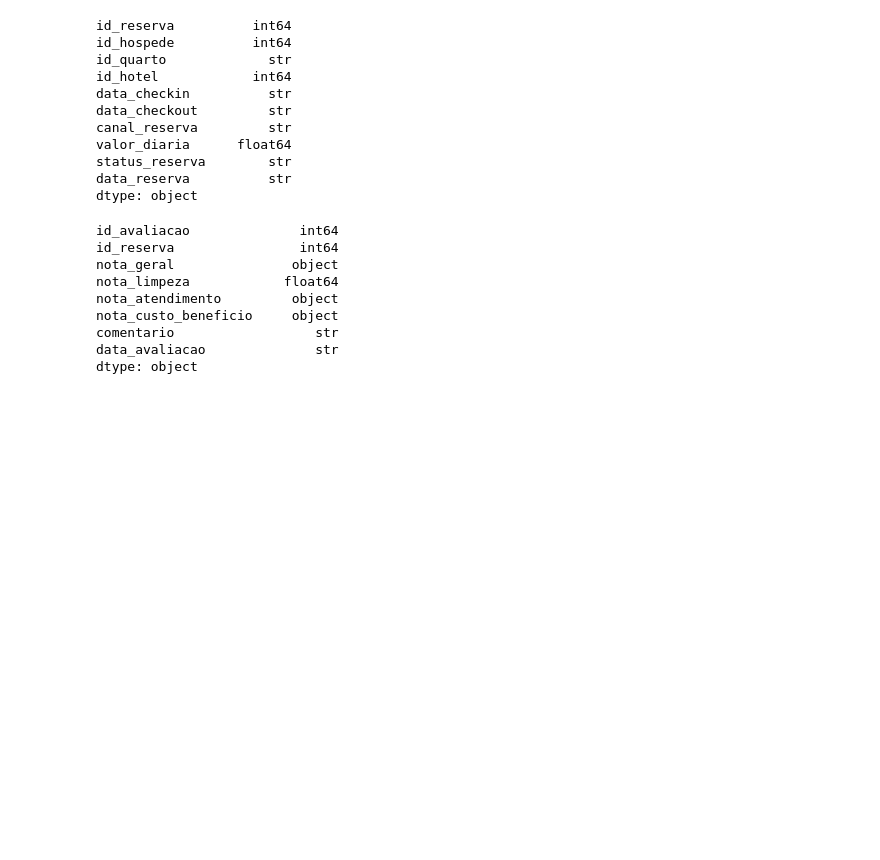
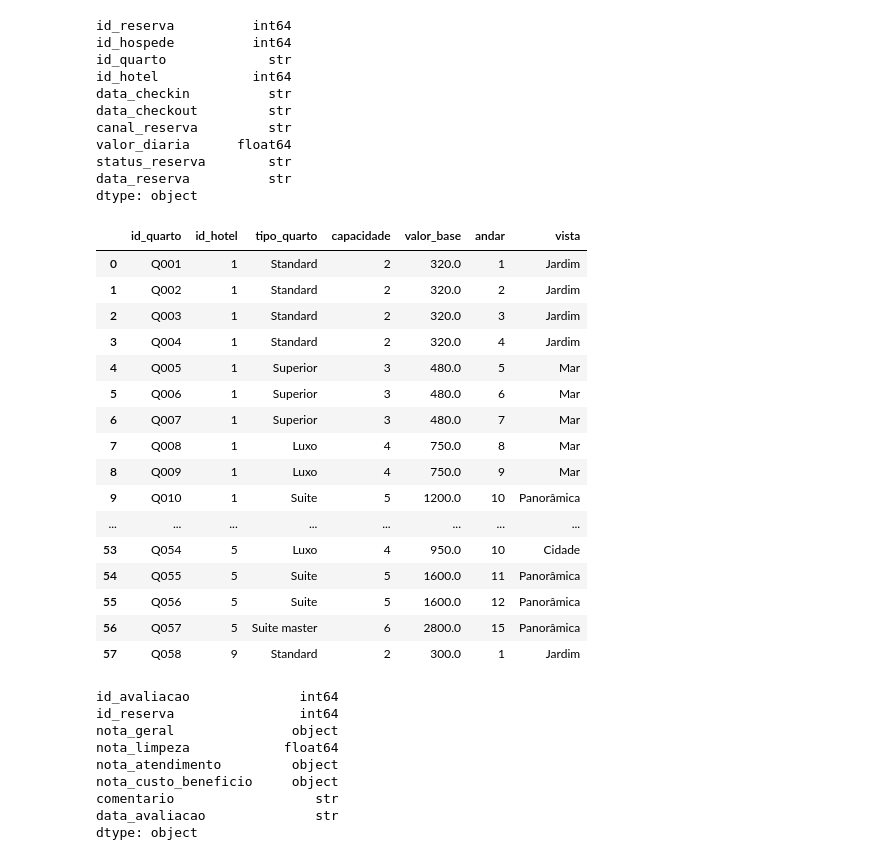
Before and after one commit to alexxjustino/ProjetoNaraSenac, a Jupyter notebook: AlexProjetoNaraSenac.ipynb, the cells around one changed output. Saved outputs shown, nothing was run; the diff lists cells and outputs as text; code cells hidden in the pictures; blank space fills up the shorter version.

```diff
--- a/AlexProjetoNaraSenac.ipynb
+++ b/AlexProjetoNaraSenac.ipynb
@@ -45,6 +45,26 @@ valor_diaria      float64
 status_reserva        str
 data_reserva          str
 dtype: object
+# %%
+df_quartos
+# %% [output]
+|  | id_quarto | id_hotel | tipo_quarto | capacidade | valor_base | andar | vista |
+| 0 | Q001 | 1 | Standard | 2 | 320.0 | 1 | Jardim |
+| 1 | Q002 | 1 | Standard | 2 | 320.0 | 2 | Jardim |
+| 2 | Q003 | 1 | Standard | 2 | 320.0 | 3 | Jardim |
+| 3 | Q004 | 1 | Standard | 2 | 320.0 | 4 | Jardim |
+| 4 | Q005 | 1 | Superior | 3 | 480.0 | 5 | Mar |
+| 5 | Q006 | 1 | Superior | 3 | 480.0 | 6 | Mar |
+| 6 | Q007 | 1 | Superior | 3 | 480.0 | 7 | Mar |
+| 7 | Q008 | 1 | Luxo | 4 | 750.0 | 8 | Mar |
+| 8 | Q009 | 1 | Luxo | 4 | 750.0 | 9 | Mar |
+| 9 | Q010 | 1 | Suite | 5 | 1200.0 | 10 | Panorâmica |
+| ... | ... | ... | ... | ... | ... | ... | ... |
+| 53 | Q054 | 5 | Luxo | 4 | 950.0 | 10 | Cidade |
+| 54 | Q055 | 5 | Suite | 5 | 1600.0 | 11 | Panorâmica |
+| 55 | Q056 | 5 | Suite | 5 | 1600.0 | 12 | Panorâmica |
+| 56 | Q057 | 5 | Suite master | 6 | 2800.0 | 15 | Panorâmica |
+| 57 | Q058 | 9 | Standard | 2 | 300.0 | 1 | Jardim |
 # %%
 df_avaliacoes_total = pd.concat([df_avaliacoes, df_avaliacoes_25], ignore_index=True)
 df_avaliacoes_total.dtypes
```
Also changed, not shown: parts of 13 cells of this notebook.
